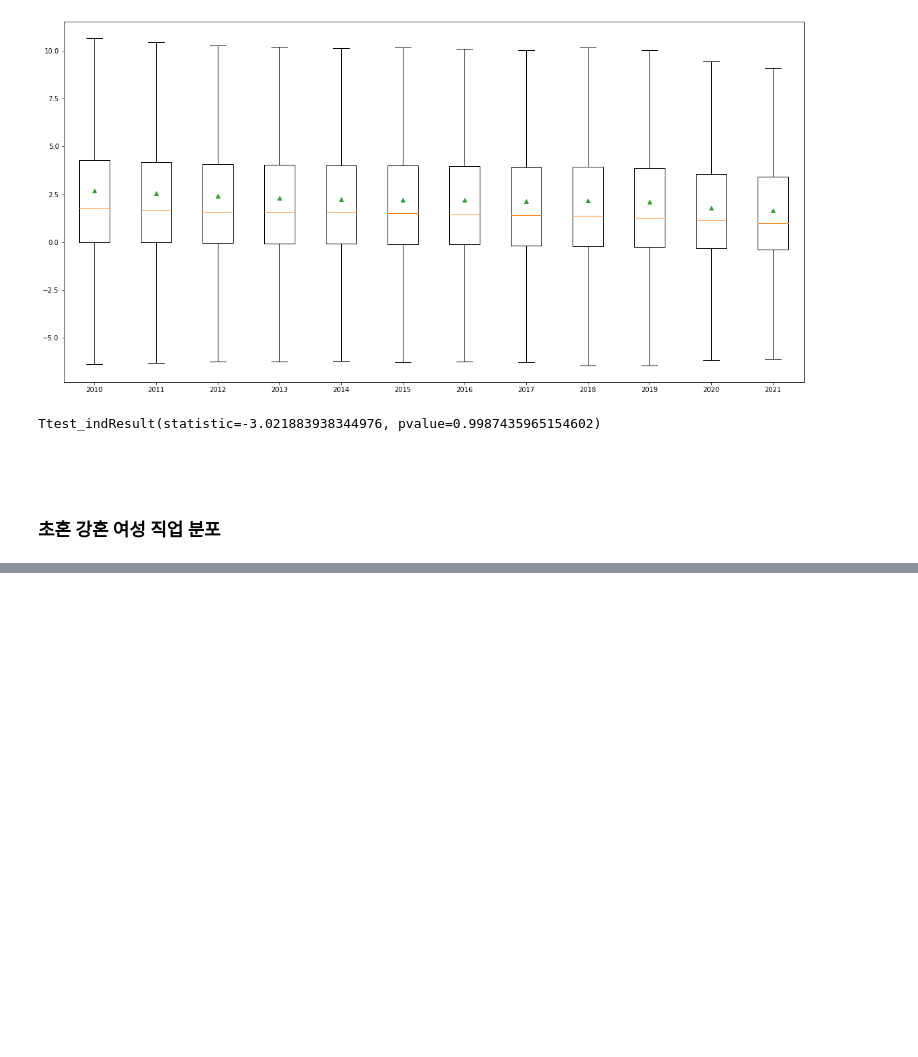
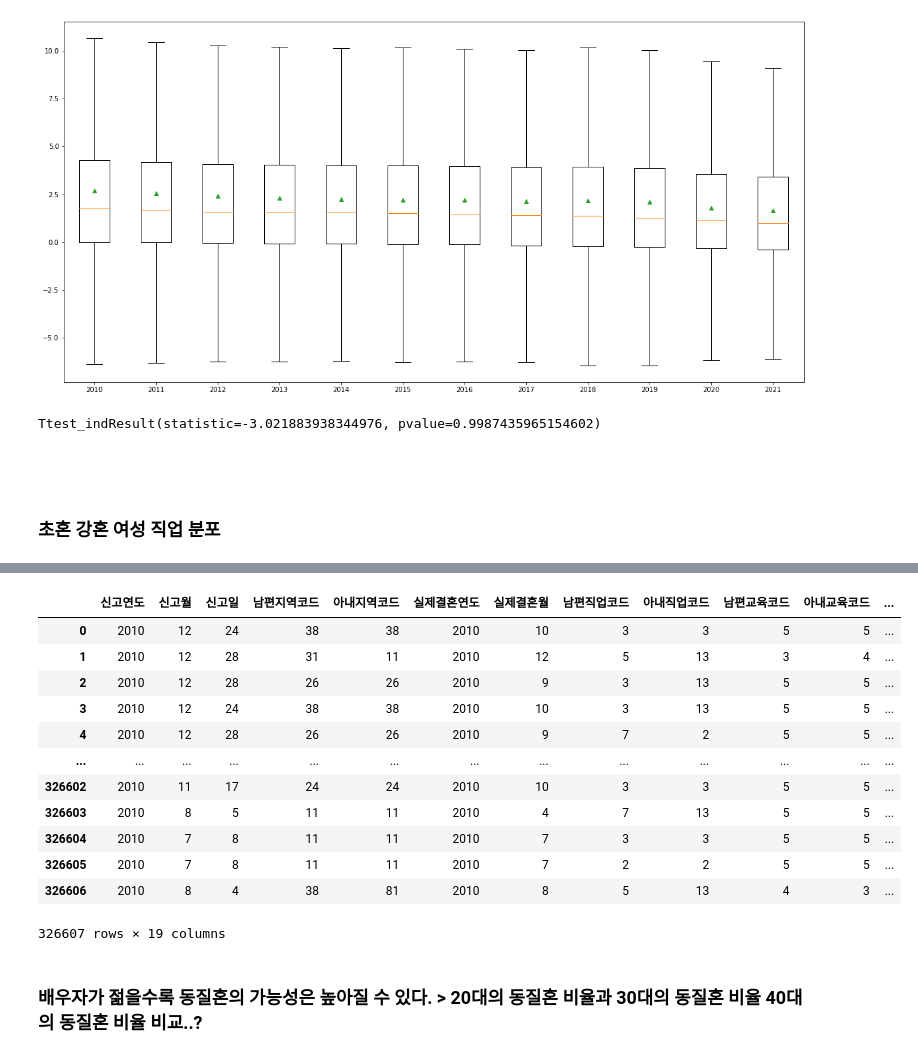
Before and after one commit to ohMinyoung22/science_project, a Jupyter notebook: eda/hypogamy_eda.ipynb, the cells around one changed output, grey strips where cells are left out. Saved outputs shown, nothing was run; the diff lists cells and outputs as text; code cells hidden in the pictures; blank space fills up the shorter version.

```diff
--- a/eda/hypogamy_eda.ipynb
+++ b/eda/hypogamy_eda.ipynb
@@ -143,0 +142,18 @@ getDataFrame(1)[11]['아내직업코드'].value_counts().plot.bar()
+# %%
+df[2010]
+# %% [output]
+|  | 신고연도 | 신고월 | 신고일 | 남편지역코드 | 아내지역코드 | 실제결혼연도 | 실제결혼월 | 남편직업코드 | 아내직업코드 | 남편교육코드 | 아내교육코드 | ... |
+| 0 | 2010 | 12 | 24 | 38 | 38 | 2010 | 10 | 3 | 3 | 5 | 5 | ... |
+| 1 | 2010 | 12 | 28 | 31 | 11 | 2010 | 12 | 5 | 13 | 3 | 4 | ... |
+| 2 | 2010 | 12 | 28 | 26 | 26 | 2010 | 9 | 3 | 13 | 5 | 5 | ... |
+| 3 | 2010 | 12 | 24 | 38 | 38 | 2010 | 10 | 3 | 13 | 5 | 5 | ... |
+| 4 | 2010 | 12 | 28 | 26 | 26 | 2010 | 9 | 7 | 2 | 5 | 5 | ... |
+| ... | ... | ... | ... | ... | ... | ... | ... | ... | ... | ... | ... | ... |
+| 326602 | 2010 | 11 | 17 | 24 | 24 | 2010 | 10 | 3 | 3 | 5 | 5 | ... |
+| 326603 | 2010 | 8 | 5 | 11 | 11 | 2010 | 4 | 7 | 13 | 5 | 5 | ... |
+| 326604 | 2010 | 7 | 8 | 11 | 11 | 2010 | 7 | 3 | 3 | 5 | 5 | ... |
+| 326605 | 2010 | 7 | 8 | 11 | 11 | 2010 | 7 | 2 | 2 | 5 | 5 | ... |
+| 326606 | 2010 | 8 | 4 | 38 | 81 | 2010 | 8 | 5 | 13 | 4 | 3 | ... |
+326607 rows × 19 columns
+# %% [markdown]
+### 배우자가 젊을수록 동질혼의 가능성은 높아질 수 있다. > 20대의 동질혼 비율과 30대의 동질혼 비율 40대의 동질혼 비율 비교..?
```
Also changed, not shown: parts of 4 cells of this notebook.
